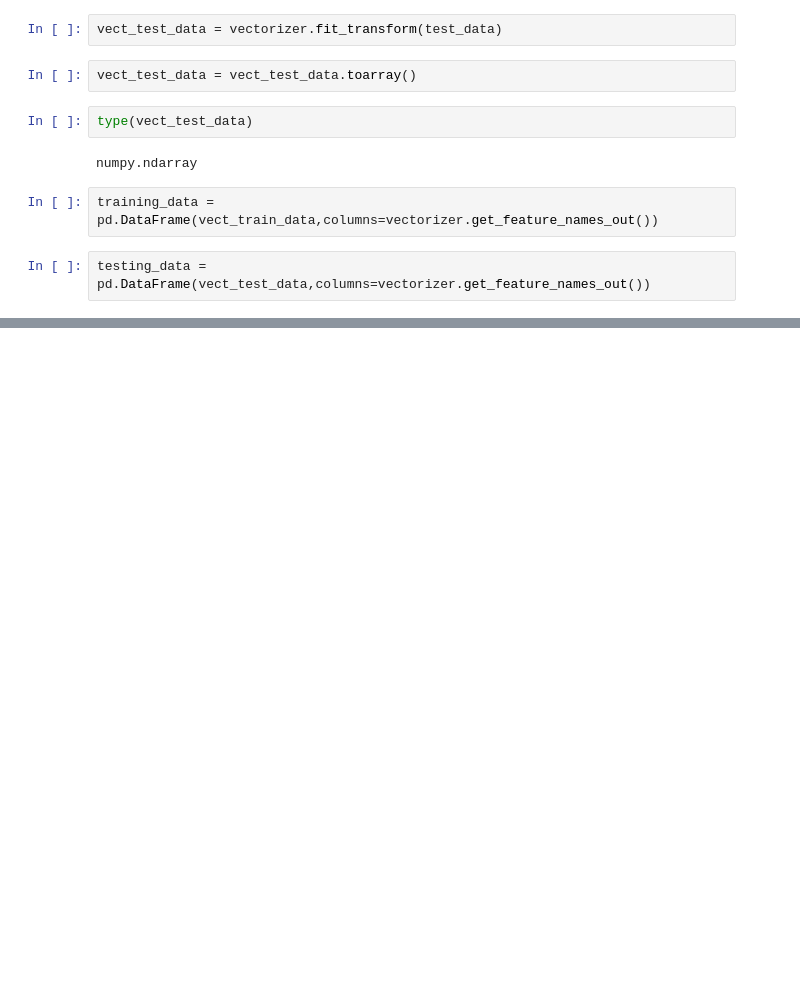
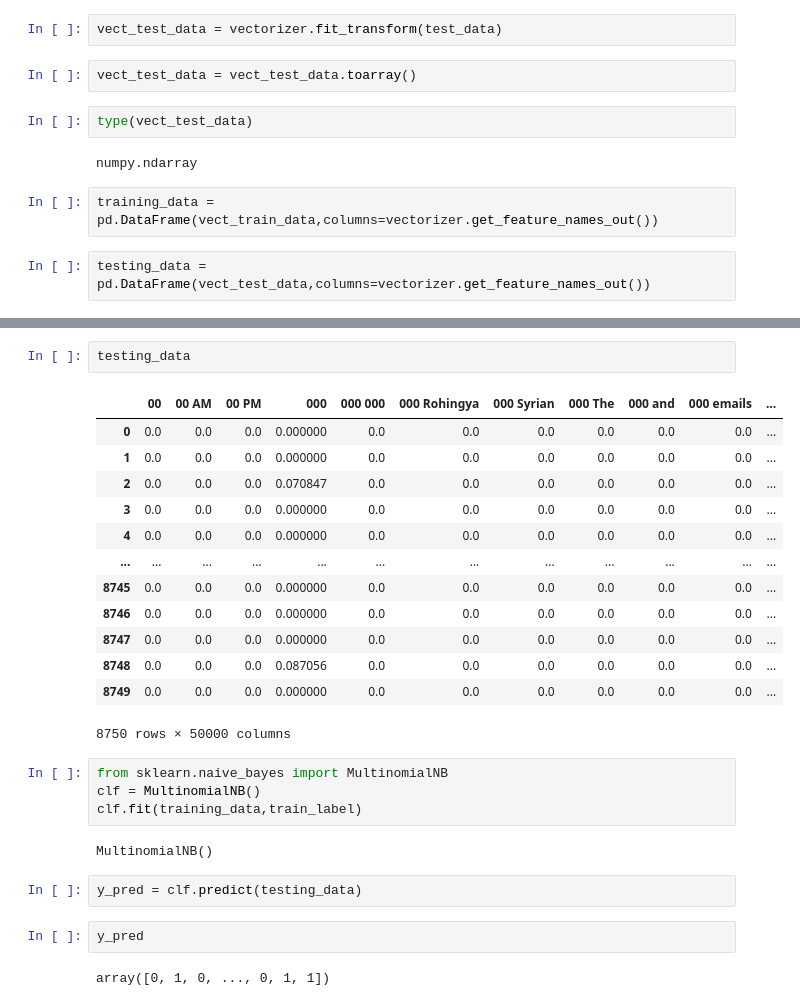
Before and after one commit to Darshanjain0724/MlProject, a Jupyter notebook: Spamnews.ipynb, the cells around one changed output, grey strips where cells are left out. Saved outputs shown, nothing was run; the diff lists cells and outputs as text; blank space fills up the shorter version.

```diff
--- a/Spamnews.ipynb
+++ b/Spamnews.ipynb
@@ -179 +179,29 @@ training_data
 26250 rows × 50000 columns
+# %%
+testing_data
+# %% [output]
+|  | 00 | 00 AM | 00 PM | 000 | 000 000 | 000 Rohingya | 000 Syrian | 000 The | 000 and | 000 emails | ... |
+| 0 | 0.0 | 0.0 | 0.0 | 0.000000 | 0.0 | 0.0 | 0.0 | 0.0 | 0.0 | 0.0 | ... |
+| 1 | 0.0 | 0.0 | 0.0 | 0.000000 | 0.0 | 0.0 | 0.0 | 0.0 | 0.0 | 0.0 | ... |
+| 2 | 0.0 | 0.0 | 0.0 | 0.070847 | 0.0 | 0.0 | 0.0 | 0.0 | 0.0 | 0.0 | ... |
+| 3 | 0.0 | 0.0 | 0.0 | 0.000000 | 0.0 | 0.0 | 0.0 | 0.0 | 0.0 | 0.0 | ... |
+| 4 | 0.0 | 0.0 | 0.0 | 0.000000 | 0.0 | 0.0 | 0.0 | 0.0 | 0.0 | 0.0 | ... |
+| ... | ... | ... | ... | ... | ... | ... | ... | ... | ... | ... | ... |
+| 8745 | 0.0 | 0.0 | 0.0 | 0.000000 | 0.0 | 0.0 | 0.0 | 0.0 | 0.0 | 0.0 | ... |
+| 8746 | 0.0 | 0.0 | 0.0 | 0.000000 | 0.0 | 0.0 | 0.0 | 0.0 | 0.0 | 0.0 | ... |
+| 8747 | 0.0 | 0.0 | 0.0 | 0.000000 | 0.0 | 0.0 | 0.0 | 0.0 | 0.0 | 0.0 | ... |
+| 8748 | 0.0 | 0.0 | 0.0 | 0.087056 | 0.0 | 0.0 | 0.0 | 0.0 | 0.0 | 0.0 | ... |
+| 8749 | 0.0 | 0.0 | 0.0 | 0.000000 | 0.0 | 0.0 | 0.0 | 0.0 | 0.0 | 0.0 | ... |
+8750 rows × 50000 columns
+# %%
+from sklearn.naive_bayes import MultinomialNB
+clf = MultinomialNB()
+clf.fit(training_data,train_label)
+# %% [output]
+MultinomialNB()
+# %%
+y_pred = clf.predict(testing_data)
+# %%
+y_pred
+# %% [output]
+array([0, 1, 0, ..., 0, 1, 1])
```
Also changed, not shown: parts of 7 cells of this notebook.
